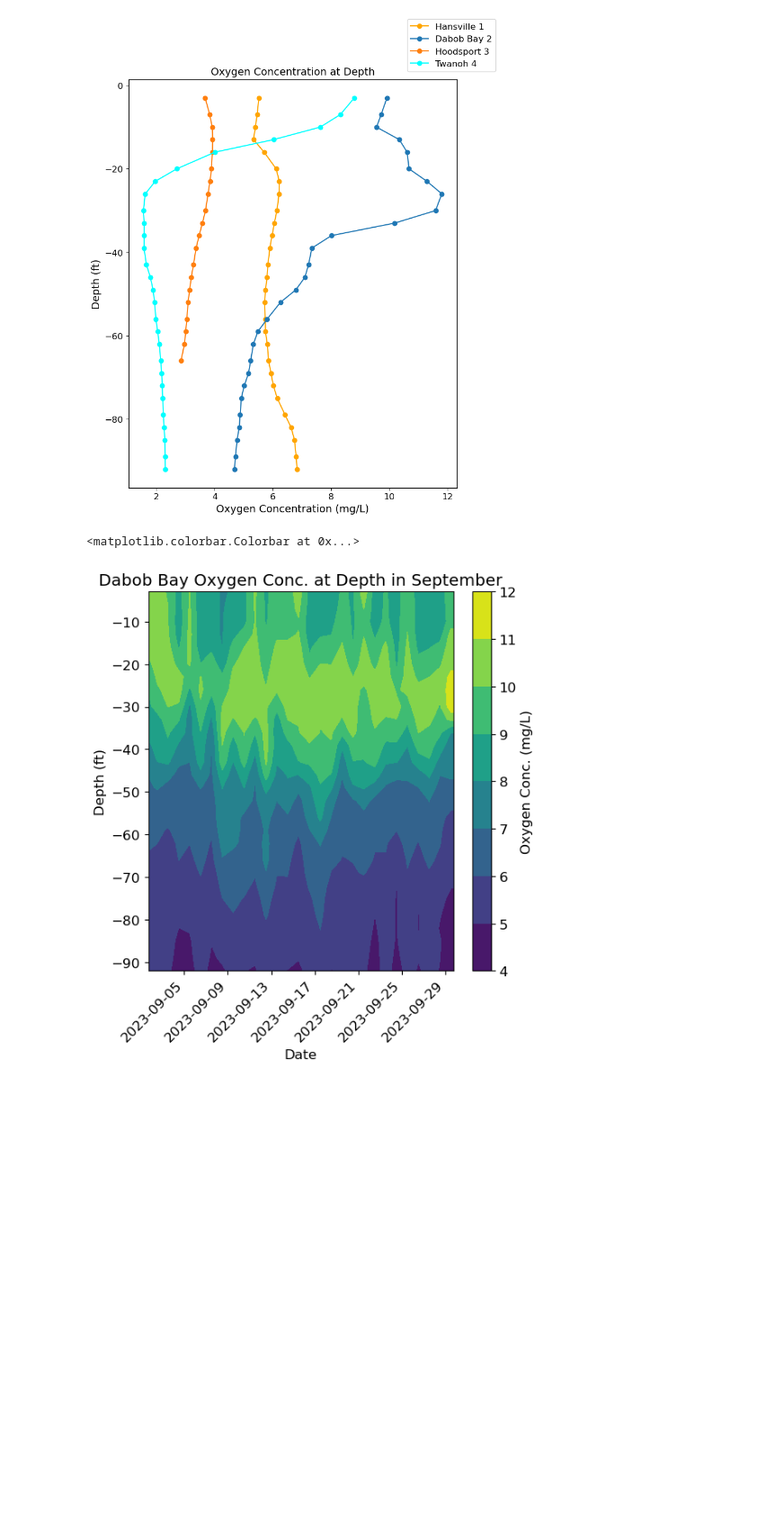
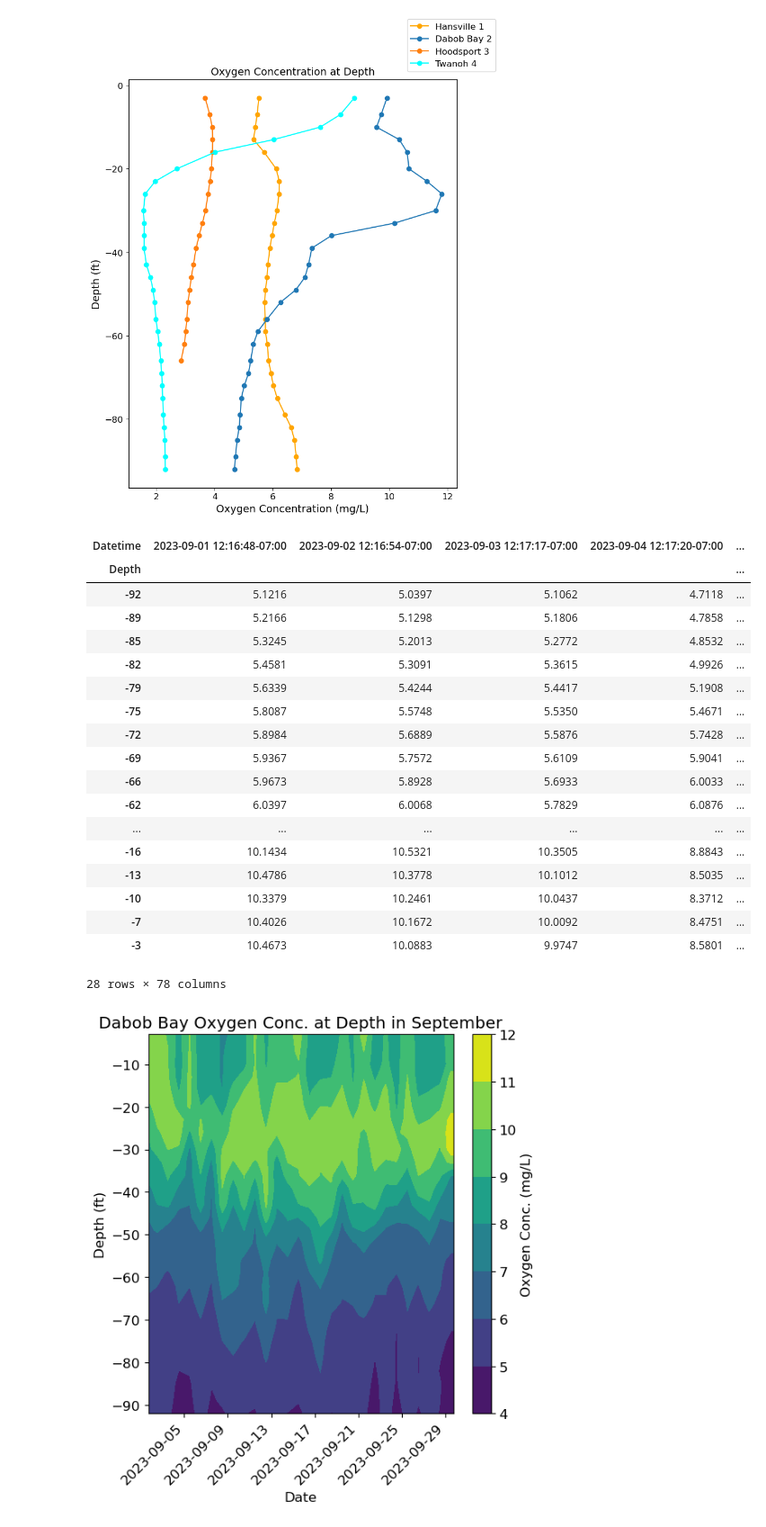
Before and after one commit to Lbh22GitHub/Harris.L_FinalProject, a Jupyter notebook: Final Take 2.ipynb, the cells around one changed output. Shown at 90% size. Saved outputs shown, nothing was run; the diff lists cells and outputs as text; code cells hidden in the pictures; blank space fills up the shorter version.

```diff
--- a/Final Take 2.ipynb
+++ b/Final Take 2.ipynb
@@ -126,35 +124,54 @@ for date in dabob_df['Date and Time']:
     datetimes.append(parser.parse(date))
 # Subsets Datetimes to Dataframe
 dabob_df['Datetime'] = datetimes
 
 # Convert Depth to Int
 dabob_df['Depth']= dabob_df['Depth'].astype(int)
 
 # Create 2d Array of O2 Conc.
 piv = pd.pivot_table(dabob_df, index='Depth', columns='Datetime', values=' Oxygen Conc. (mg/L)',sort = True)
 piv_new = piv.to_numpy()
-
+display(piv)
 # Set X and Y
 x= piv.columns
 y= piv.index.values
 X,Y = np.meshgrid(x,y)
 
 #Plot
 fig,axs = plt.subplots(figsize = (6,6))
 plt.contourf(X,Y,piv_new)
 # Set Axis Labels and Title
 axs.set_xlabel('Date')
 axs.set_ylabel('Depth (ft)')
 axs.set_title('Dabob Bay Oxygen Conc. at Depth in September')
 # Tilt X Tic Values
 plt.xticks(rotation=45, ha='right')
 # Set X-Limits based on known dataset
 axs.set_xlim(left = datetime.fromisoformat('2023-09-02'), right = datetime.fromisoformat('2023-09-30'))
 plt.show
 # Add Color Bar
 plt.colorbar(label = 'Oxygen Conc. (mg/L)')
+plt.savefig('Dabob.png')
 # %% [output]
+| Datetime | 2023-09-01 12:16:48-07:00 | 2023-09-02 12:16:54-07:00 | 2023-09-03 12:17:17-07:00 | 2023-09-04 12:17:20-07:00 | ... |
+| Depth |  |  |  |  | ... |
+| -92 | 5.1216 | 5.0397 | 5.1062 | 4.7118 | ... |
+| -89 | 5.2166 | 5.1298 | 5.1806 | 4.7858 | ... |
+| -85 | 5.3245 | 5.2013 | 5.2772 | 4.8532 | ... |
+| -82 | 5.4581 | 5.3091 | 5.3615 | 4.9926 | ... |
+| -79 | 5.6339 | 5.4244 | 5.4417 | 5.1908 | ... |
+| -75 | 5.8087 | 5.5748 | 5.5350 | 5.4671 | ... |
+| -72 | 5.8984 | 5.6889 | 5.5876 | 5.7428 | ... |
+| -69 | 5.9367 | 5.7572 | 5.6109 | 5.9041 | ... |
+| -66 | 5.9673 | 5.8928 | 5.6933 | 6.0033 | ... |
+| -62 | 6.0397 | 6.0068 | 5.7829 | 6.0876 | ... |
+| ... | ... | ... | ... | ... | ... |
+| -16 | 10.1434 | 10.5321 | 10.3505 | 8.8843 | ... |
+| -13 | 10.4786 | 10.3778 | 10.1012 | 8.5035 | ... |
+| -10 | 10.3379 | 10.2461 | 10.0437 | 8.3712 | ... |
+| -7 | 10.4026 | 10.1672 | 10.0092 | 8.4751 | ... |
+| -3 | 10.4673 | 10.0883 | 9.9747 | 8.5801 | ... |
-<matplotlib.colorbar.Colorbar at 0x...>
+28 rows × 78 columns
 [figure]
 # %%
 # Hansville Dissolved Oxygen Over Time and Depth
```
Also changed, not shown: parts of 6 cells of this notebook, 10 other files.
